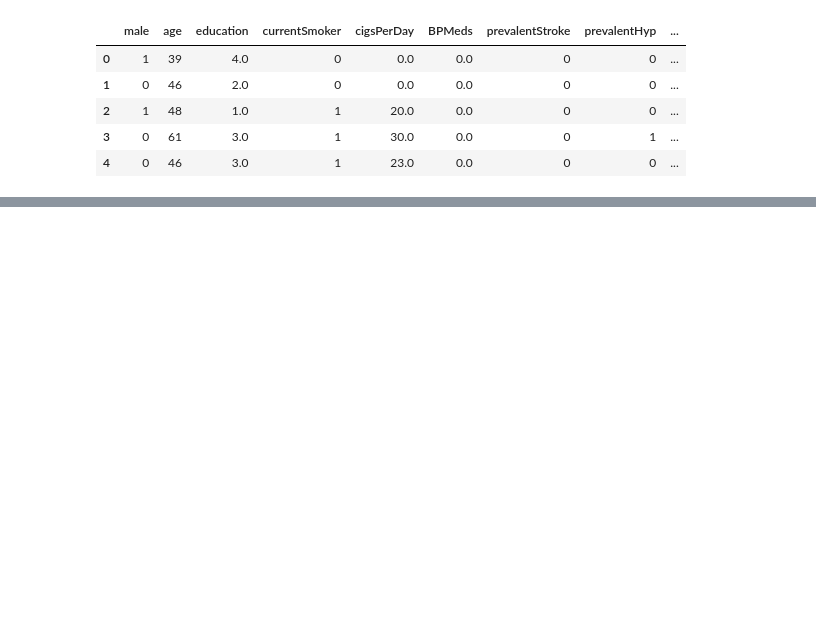
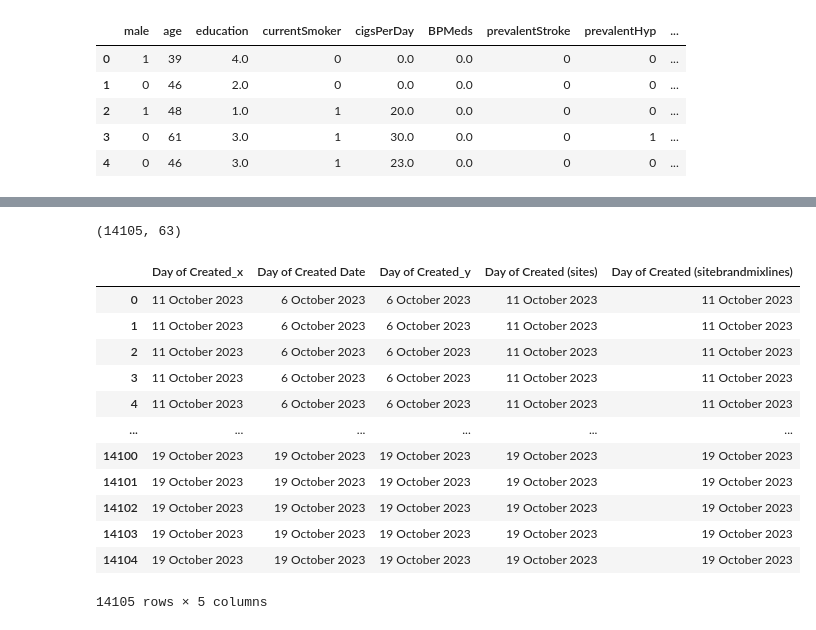
Before and after one commit to PriyaP-9704/Machine-Leaning-Workouts, a Jupyter notebook: ML_workout.ipynb, the cells around one changed output, grey strips where cells are left out. Saved outputs shown, nothing was run; the diff lists cells and outputs as text; code cells hidden in the pictures; blank space fills up the shorter version.

```diff
--- a/ML_workout.ipynb
+++ b/ML_workout.ipynb
@@ -823,0 +831,2 @@ fig.show()
+# %%
+data = pd.read_csv('/content/market_data.csv')
@@ -823,0 +862,20 @@ fig.show()
+# %%
+data.shape
+# %% [output]
+(14105, 63)
+# %%
+data[["Day of Created_x","Day of Created Date","Day of Created_y","Day of Created (sites)","Day of Created (sitebrandmixlines)"]]
+# %% [output]
+|  | Day of Created_x | Day of Created Date | Day of Created_y | Day of Created (sites) | Day of Created (sitebrandmixlines) |
+| 0 | 11 October 2023 | 6 October 2023 | 6 October 2023 | 11 October 2023 | 11 October 2023 |
+| 1 | 11 October 2023 | 6 October 2023 | 6 October 2023 | 11 October 2023 | 11 October 2023 |
+| 2 | 11 October 2023 | 6 October 2023 | 6 October 2023 | 11 October 2023 | 11 October 2023 |
+| 3 | 11 October 2023 | 6 October 2023 | 6 October 2023 | 11 October 2023 | 11 October 2023 |
+| 4 | 11 October 2023 | 6 October 2023 | 6 October 2023 | 11 October 2023 | 11 October 2023 |
+| ... | ... | ... | ... | ... | ... |
+| 14100 | 19 October 2023 | 19 October 2023 | 19 October 2023 | 19 October 2023 | 19 October 2023 |
+| 14101 | 19 October 2023 | 19 October 2023 | 19 October 2023 | 19 October 2023 | 19 October 2023 |
+| 14102 | 19 October 2023 | 19 October 2023 | 19 October 2023 | 19 October 2023 | 19 October 2023 |
+| 14103 | 19 October 2023 | 19 October 2023 | 19 October 2023 | 19 October 2023 | 19 October 2023 |
+| 14104 | 19 October 2023 | 19 October 2023 | 19 October 2023 | 19 October 2023 | 19 October 2023 |
+14105 rows × 5 columns
```
Also changed, not shown: parts of 11 cells of this notebook.
